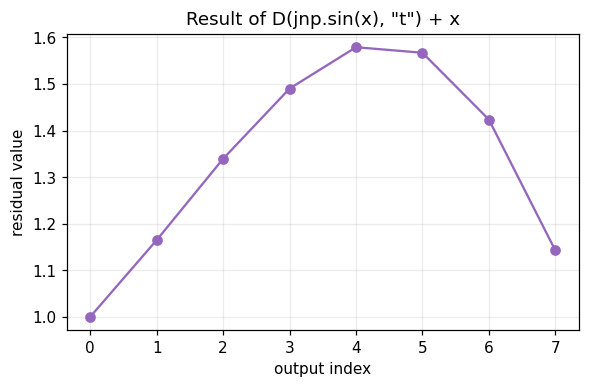
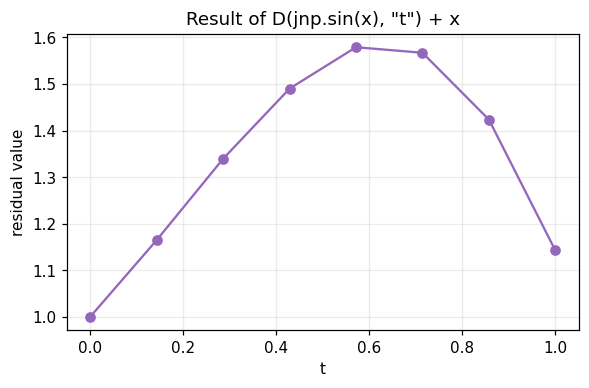
The notebook cell's code change between the first figure and the second:
--- before
+++ after
@@ -4,5 +4,6 @@
 
 expression_request = DiscretizationRequest(
-    grid=jnp.linspace(0.0, 1.0, 8, dtype=jnp.float64),
+    interval=(0.0, 1.0),
+    points=8,
     scheme="central",
 )
@@ -13,10 +14,10 @@
 expression_z = expression_blocks.pack(x=exact_solution)
 expression_values = np.asarray(expression_tilde(expression_z), dtype=float)
-expression_index = np.arange(expression_blocks.f_tilde_shape[0])
+expression_grid = np.asarray(expression_blocks.grid, dtype=float)
 
 plt.figure(figsize=(6, 3.5))
-plt.plot(expression_index, expression_values, "o-", color="tab:purple")
+plt.plot(expression_grid, expression_values, "o-", color="tab:purple")
 plt.title('Result of D(jnp.sin(x), "t") + x')
-plt.xlabel("output index")
+plt.xlabel("t")
 plt.ylabel("residual value")
 plt.grid(True, alpha=0.25)
@@ -26,4 +27,5 @@
     "f_tilde_shape": expression_blocks.f_tilde_shape,
     "z_shape": expression_blocks.z_shape,
+    "grid_shape": tuple(expression_blocks.grid.shape),
     "result_preview": expression_values.round(6).tolist(),
 }

Commit: fix: request discretization by interval points